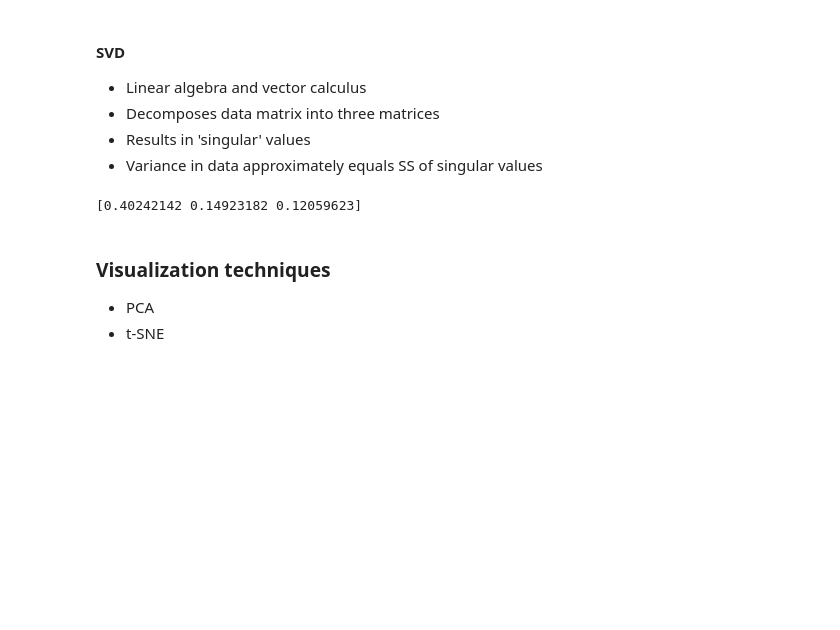
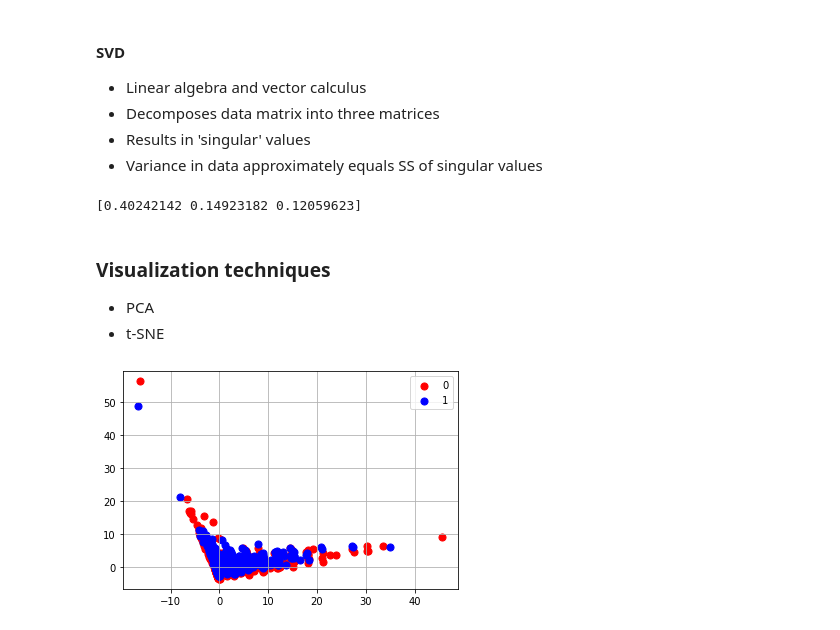
Before and after one commit to randy-tsukemen/Data_science_roadmap, a Jupyter notebook: Practicing_Machine_Learning.ipynb, the cells around one changed output. Saved outputs shown, nothing was run; the diff lists cells and outputs as text; code cells hidden in the pictures; blank space fills up the shorter version.

```diff
--- a/Practicing_Machine_Learning.ipynb
+++ b/Practicing_Machine_Learning.ipynb
@@ -381,7 +384,10 @@ imp_mean = SimpleImputer(strategy='mean')
 loans_imp_mean = imp_mean.fit_transform(numeric_cols)
 
 # Convert returned array to DataFrame
+scaler = StandardScaler()
 loans_imp_meanDF = pd.DataFrame(loans_imp_mean, columns=numeric_cols.columns)
+loans_imp_meanDF = pd.DataFrame(scaler.fit_transform(loans_imp_meanDF), columns=numeric_cols.columns)
+
 # Create X matrix and y array
 X = loans_imp_meanDF.select_dtypes(include=[np.number])
 y = loan_data["Loan Status"]
@@ -502,14 +524,14 @@ Final prediction score: [1.00000000]
 from sklearn.decomposition import PCA
 
 # Feature matrix and target array
-X = diabetes.drop('progression', axis=1)
-y = diabetes['progression']
+X_diabetes = diabetes.drop('progression', axis=1)
+y_diabetes = diabetes['progression']
 
 # PCA
 pca = PCA(n_components=3)
 
 # Fit and transform
-principalComponents = pca.fit_transform(X)
+principalComponents = pca.fit_transform(X_diabetes)
 
 # Print ratio of variance explained
 print(pca.explained_variance_ratio_)
@@ -526,14 +548,14 @@ print(pca.explained_variance_ratio_)
 from sklearn.decomposition import TruncatedSVD
 
 # Feature matrix and target array
-X = diabetes.drop('progression', axis=1)
-y = diabetes['progression']
+X_diabetes = diabetes.drop('progression', axis=1)
+y_diabetes = diabetes['progression']
 
 # SVD
 svd = TruncatedSVD(n_components=3)
 
 # Fit and transform
-principalComponents = svd.fit_transform(X)
+principalComponents = svd.fit_transform(X_diabetes)
 
 # Print ratio of variance explained
 print(svd.explained_variance_ratio_)
@@ -543,3 +565,32 @@ print(svd.explained_variance_ratio_)
 ### Visualization techniques
 - PCA
 - t-SNE
+# %%
+# PCA
+pca = PCA(n_components=2)
+
+# Fit and transform
+loan_data_PCA = pca.fit_transform(X)
+
+loan_data_PCA = pd.DataFrame(loan_data_PCA)
+loan_data_PCA['Loan Status'] = y
+loan_data_PCA.columns = ['principal component 1', 'principal component 2', 'Loan Status']
+# %%
+targets = [0, 1]
+colors = ['r', 'b']
+
+__, ax = plt.subplots()
+# For loop to create plot
+for target, color in zip(targets, colors):
+    indicesToKeep = loan_data_PCA['Loan Status'] == target
+    ax.scatter(loan_data_PCA.loc[indicesToKeep, 'principal component 1']
+               , loan_data_PCA.loc[indicesToKeep, 'principal component 2']
+               , c = color
+               , s = 50)
+
+# Legend
+ax.legend(targets)
+ax.grid()
+plt.show()
+# %% [output]
+[figure, added]
```
Also changed, not shown: parts of 13 cells of this notebook.
